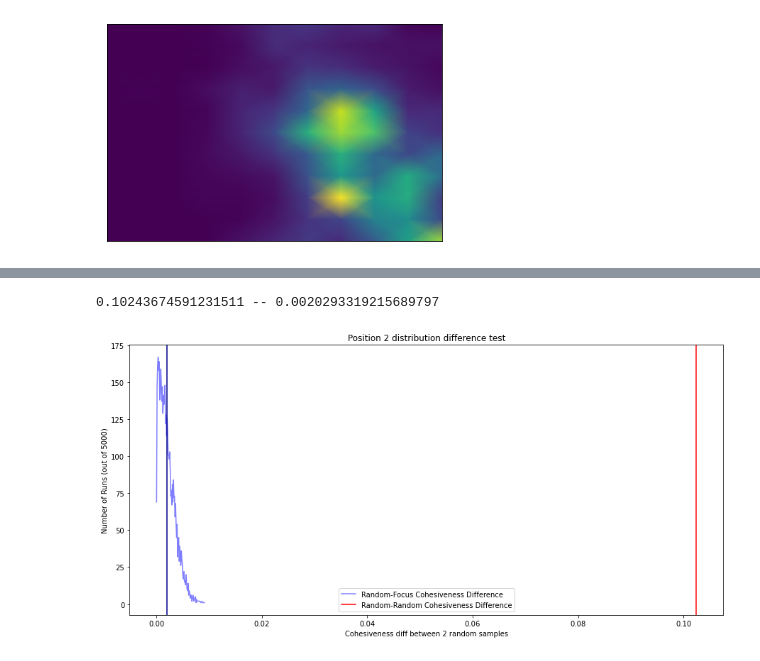
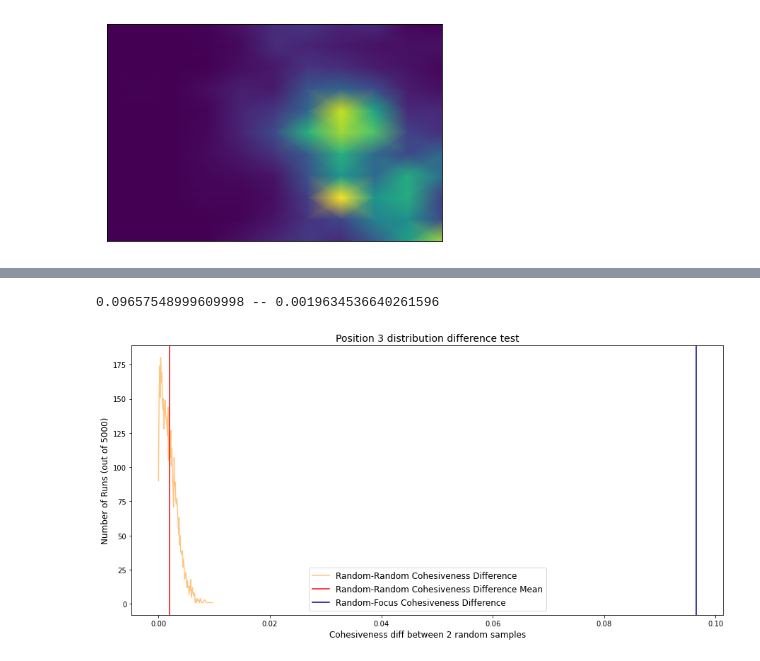
Before and after one commit to arnab-api/AttentionChecker--Student, a Jupyter notebook: Analysis/Real Data/RandomizationTests.ipynb, the cells around one changed output, grey strips where cells are left out. Saved outputs shown, nothing was run; the diff lists cells and outputs as text; code cells hidden in the pictures.

```diff
--- a/Analysis/Real Data/RandomizationTests.ipynb
+++ b/Analysis/Real Data/RandomizationTests.ipynb
@@ -242,16 +242,11 @@ def getCompareFig(xrr_lft, yrr_lft, xrr_rgt, yrr_rgt):
 
     return fig
 # %%
-position = "Position 2"
-
-
-num_runs = 5
-num_points = 500
-
+position = "Position 3"
 
 min_val = 0
 max_val = 1
-run_track = []
+
 
 print(f"Loading Data of {position} ... ")
 xrr, yrr, ind_mse, counter = loadjson__multileSession(position)
@@ -347,29 +340,29 @@ Cohesiveness ==> 0.1477965435044091 - 0.15116331210995385 => |0.0033667686055447
 run_track = np.array(run_track)
 print(f"{diff_coh} -- {run_track.mean()}")
 # %% [output]
-0.10243674591231511 -- 0.0020293319215689797
+0.09657548999609998 -- 0.0019634536640261596
 # %%
 freq = {}
 for val in np.round(run_track, 4):
     if(val not in freq):
         freq[val] = 0
     freq[val] += 1
 
 x_vals = sorted(list(freq.keys()))
 y_vals = [freq[x] for x in x_vals]
 
 def set_box_color(bp, color):
     for item in ['boxes', 'whiskers', 'fliers', 'medians', 'caps']:
         plt.setp(bp[item], color=color)
 
 plt.rcParams["figure.figsize"] = (15, 7)
-plt.plot(x_vals, y_vals, color = 'blue', alpha = 0.5, label = "Random-Focus Cohesiveness Difference")
-plt.axvline(x=diff_coh, color = 'red', label = "Random-Random Cohesiveness Difference")
-plt.axvline(x=np.array(run_track).mean(), color = 'darkblue')
-plt.legend()
-plt.xlabel("Cohesiveness diff between 2 random samples")
-plt.ylabel(f"Number of Runs (out of {num_runs})")
-plt.title(f"{position} distribution difference test")
+plt.plot(x_vals, y_vals, color = 'darkorange', alpha = 0.5, label = "Random-Random Cohesiveness Difference")
+plt.axvline(x=np.array(run_track).mean(), color = 'red', label = "Random-Random Cohesiveness Difference Mean")
+plt.axvline(x=diff_coh, color = 'darkblue', label = "Random-Focus Cohesiveness Difference")
+plt.legend(fontsize = 12)
+plt.xlabel("Cohesiveness diff between 2 random samples", fontsize = 12)
+plt.ylabel(f"Number of Runs (out of {num_runs})", fontsize = 12)
+plt.title(f"{position} distribution difference test", fontsize = 14)
 plt.show()
 # %% [output]
-[figure, old version]
+[figure, new version]
```
Also changed, not shown: parts of 2 cells of this notebook, 1 other file.
